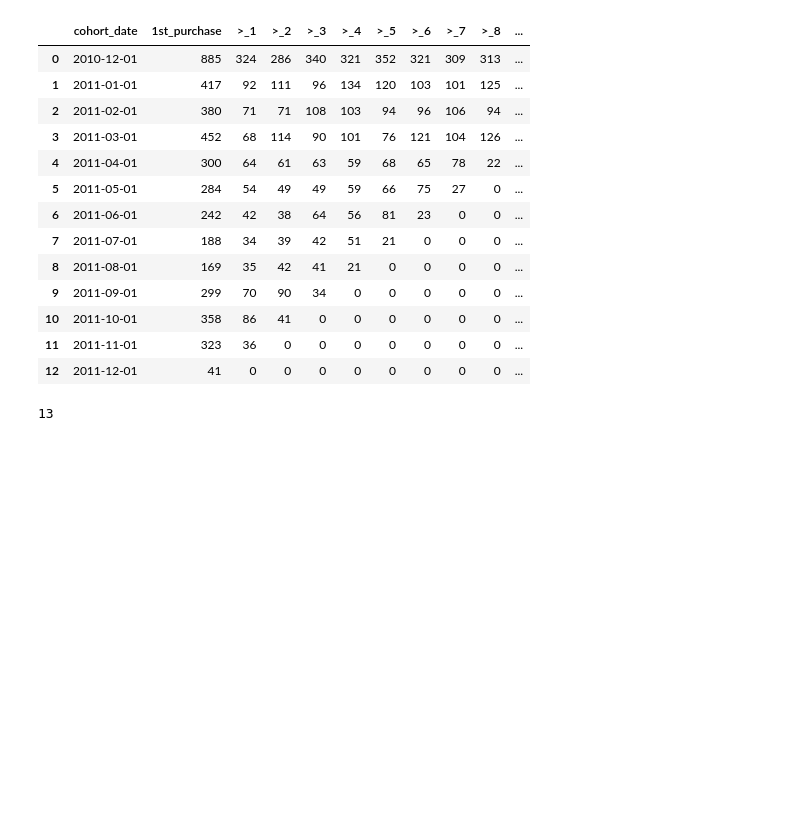
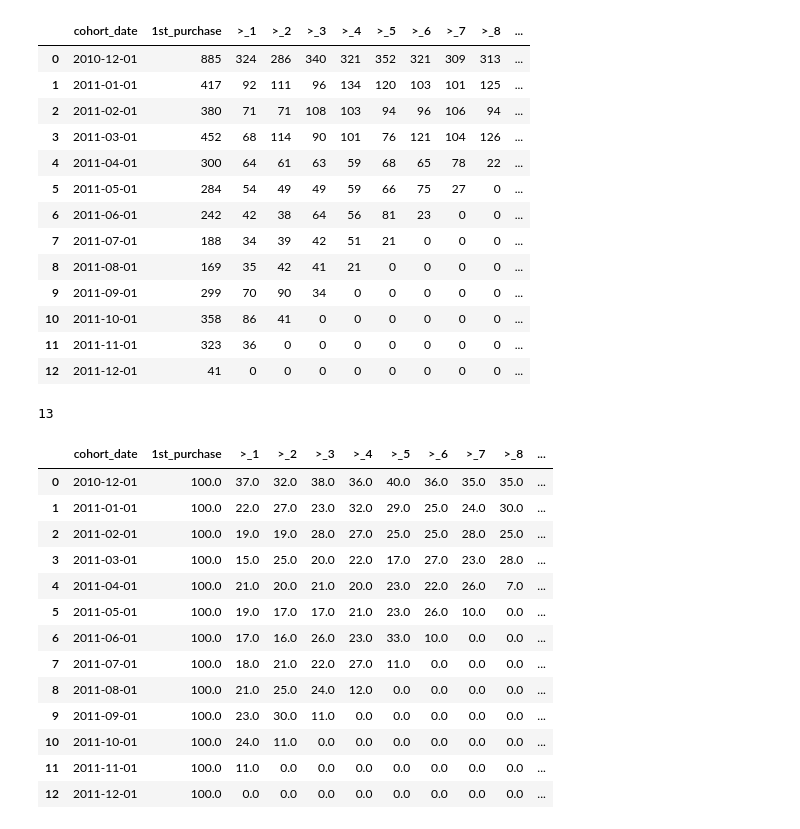
Before and after one commit to DevMuzee/Customer_Cohort_Analysis, a Jupyter notebook: Cohort_retention.ipynb, the cells around one changed output. Cells and saved outputs as stored; diff of their text form; code cells hidden in the pictures; blank space fills up the shorter version.

```diff
--- a/Cohort_retention.ipynb
+++ b/Cohort_retention.ipynb
@@ -231,7 +231,22 @@ result.to_sql("cohort_percent", conn, index=False, if_exists="replace")
 # %%
 query = """
             SELECT *
             FROM cohort_percent
 """
 result= pd.read_sql_query(query, conn)
-result.to_csv("cohort_percent.csv", index=False)
+result
+# %% [output]
+|  | cohort_date | 1st_purchase | >_1 | >_2 | >_3 | >_4 | >_5 | >_6 | >_7 | >_8 | ... |
+| 0 | 2010-12-01 | 100.0 | 37.0 | 32.0 | 38.0 | 36.0 | 40.0 | 36.0 | 35.0 | 35.0 | ... |
+| 1 | 2011-01-01 | 100.0 | 22.0 | 27.0 | 23.0 | 32.0 | 29.0 | 25.0 | 24.0 | 30.0 | ... |
+| 2 | 2011-02-01 | 100.0 | 19.0 | 19.0 | 28.0 | 27.0 | 25.0 | 25.0 | 28.0 | 25.0 | ... |
+| 3 | 2011-03-01 | 100.0 | 15.0 | 25.0 | 20.0 | 22.0 | 17.0 | 27.0 | 23.0 | 28.0 | ... |
+| 4 | 2011-04-01 | 100.0 | 21.0 | 20.0 | 21.0 | 20.0 | 23.0 | 22.0 | 26.0 | 7.0 | ... |
+| 5 | 2011-05-01 | 100.0 | 19.0 | 17.0 | 17.0 | 21.0 | 23.0 | 26.0 | 10.0 | 0.0 | ... |
+| 6 | 2011-06-01 | 100.0 | 17.0 | 16.0 | 26.0 | 23.0 | 33.0 | 10.0 | 0.0 | 0.0 | ... |
+| 7 | 2011-07-01 | 100.0 | 18.0 | 21.0 | 22.0 | 27.0 | 11.0 | 0.0 | 0.0 | 0.0 | ... |
+| 8 | 2011-08-01 | 100.0 | 21.0 | 25.0 | 24.0 | 12.0 | 0.0 | 0.0 | 0.0 | 0.0 | ... |
+| 9 | 2011-09-01 | 100.0 | 23.0 | 30.0 | 11.0 | 0.0 | 0.0 | 0.0 | 0.0 | 0.0 | ... |
+| 10 | 2011-10-01 | 100.0 | 24.0 | 11.0 | 0.0 | 0.0 | 0.0 | 0.0 | 0.0 | 0.0 | ... |
+| 11 | 2011-11-01 | 100.0 | 11.0 | 0.0 | 0.0 | 0.0 | 0.0 | 0.0 | 0.0 | 0.0 | ... |
+| 12 | 2011-12-01 | 100.0 | 0.0 | 0.0 | 0.0 | 0.0 | 0.0 | 0.0 | 0.0 | 0.0 | ... |
```
Also changed, not shown: parts of 2 cells of this notebook.
